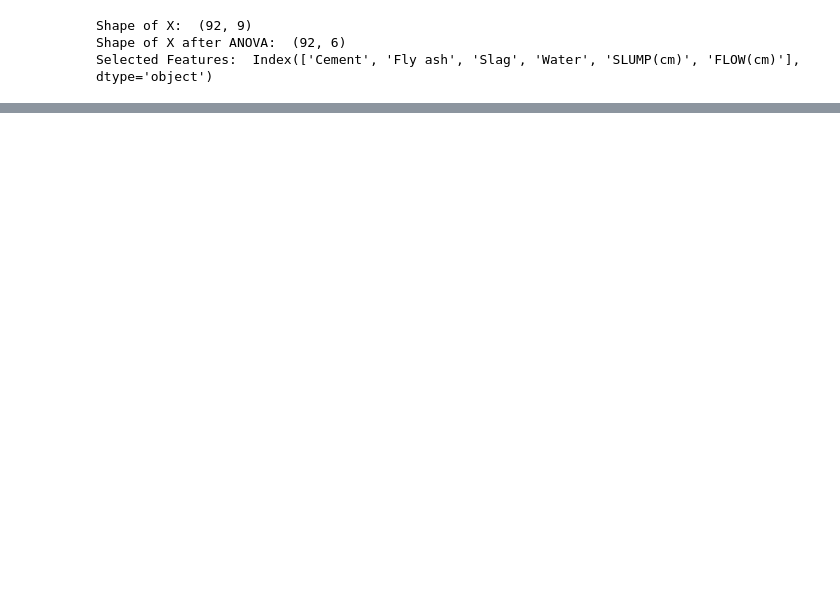
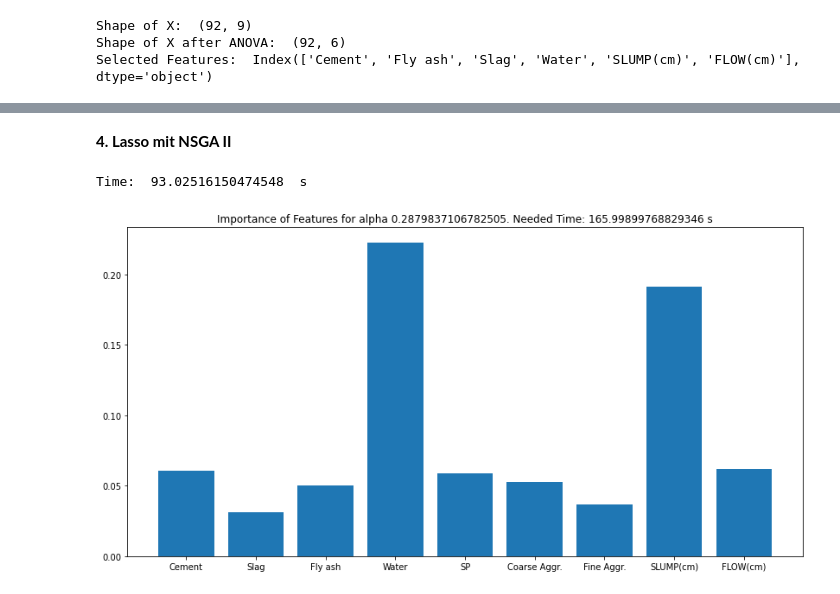
Before and after one commit to kobabulbul/AutoML, a Jupyter notebook: FeatureSelection.ipynb, the cells around one changed output, grey strips where cells are left out. Cells and saved outputs as stored; diff of their text form; code cells hidden in the pictures; blank space fills up the shorter version.

```diff
--- a/FeatureSelection.ipynb
+++ b/FeatureSelection.ipynb
@@ -516,0 +269,68 @@ _ = plt.title(
+# %% [markdown]
+**4. Lasso mit NSGA II**
+# %%
+from sklearn.model_selection import cross_val_score
+from pymoo.algorithms.moo.nsga2 import NSGA2
+from pymoo.core.problem import ElementwiseProblem
+from pymoo.factory import get_sampling, get_crossover, get_mutation
+from pymoo.factory import get_termination
+from pymoo.optimize import minimize
+from sklearn.linear_model import Lasso
+from time import time
+
+class MyProblem(ElementwiseProblem):
+
+    def __init__(self, estimator):
+        super().__init__(n_var=1,
+                         n_obj=1,
+                         n_constr=0,
+                         xl=np.array([10E-3]),
+                         xu=np.array([10E+2]))
+        self.estimator = estimator
+
+    def _evaluate(self, x, out, *args, **kwargs):
+        lasso = self.estimator(alpha=x[0], fit_intercept=False)
+        r2 = cross_val_score(lasso, X_train, y_train, cv=3, scoring='r2')
+        score = 1 - np.abs(r2.mean())
+
+        out["F"] = [score]
+
+
+problem = MyProblem(estimator=Lasso)
+
+algorithm = NSGA2(
+    pop_size=300,
+    n_offsprings=40,
+    sampling=get_sampling("real_random"),
+    crossover=get_crossover("real_sbx"),
+    mutation=get_mutation("real_pm"),
+    eliminate_duplicates=True)
+
+termination = get_termination("n_gen", 500)
+
+start_time = time()
+
+res = minimize(problem,
+               algorithm,
+               termination,
+               seed=1,
+               save_history=True,
+               verbose=False)
+needed_time = time() - start_time
+
+print("Time: ", end_time, " s")
+
+
+X_ = res.X  # minimize returns result objects
+F_ = res.F
+
+for alpha in X_:
+    lasso = Lasso(alpha=alpha).fit(X_train, y_train)
+    importance = np.abs(lasso.coef_)
+    plt.figure(figsize=(14, 7))
+    plt.bar(data_cols, importance)
+    plt.title('Importance of Features for alpha {}. Needed Time: {} s'.format(alpha, needed_time))
+    plt.show()
+# %% [output]
+Time:  93.02516150474548  s
+[figure, added]
```
Also changed, not shown: parts of 62 cells of this notebook.
